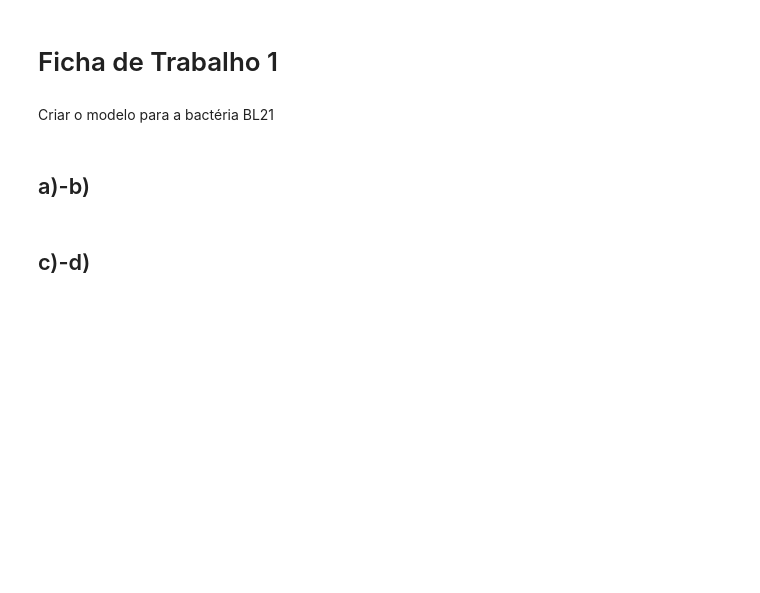
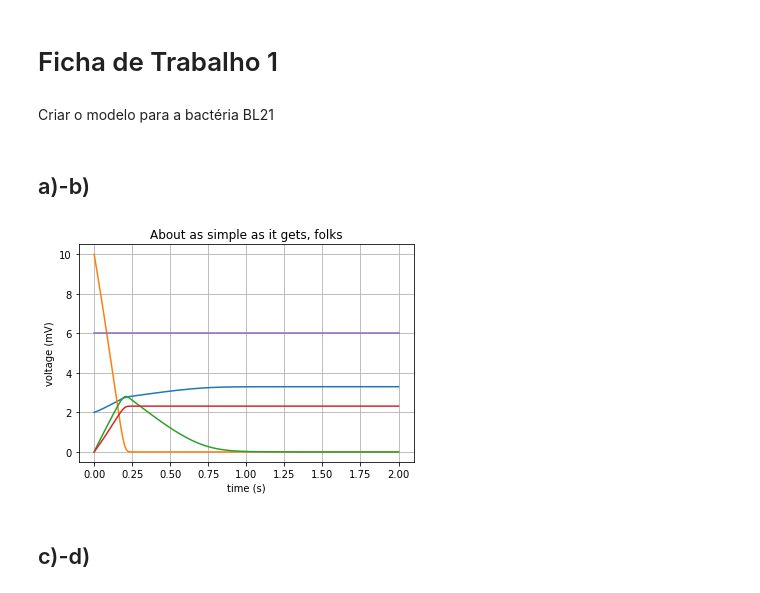
Before and after one commit to DiogoM1/MBINF_MPB_projeto, a Jupyter notebook: ficha.ipynb, the cells around one changed output. Drawn from its saved outputs; the diff is of its cells as text; code cells hidden in the pictures; blank space fills up the shorter version.

Commit message:
init model based on feedback

```diff
--- a/ficha.ipynb
+++ b/ficha.ipynb
@@ -9,21 +9,3 @@ from scipy.integrate import ode
 from scipy.optimize import basinhopping
 # %% [markdown]
 Criar o modelo para a bactéria BL21
-# %%
-# Model bl21
-def bl21(t, Y, params):
-
-    """
-
-    This will be the model for the strain BL21
-
-    :param t: time; This argument should not be altered
-    :param Y: initial conditions; array-like data structure (list, tuple, numpy array)
-    :param params: parameters; array-like data structure (list, tuple, numpy array)
-    :return: K * phi - (D (F/V) * variables) + zeros; note that numpy.dot() is the standard for matrices multiplication
-
-    """
-
-
-
-    return
@@ -31,38 +54,56 @@ def bl21(t, Y, params):
 ## a)-b)
 # %%
 # Initial conditions
-# y0 = [3.164, 25.22, 10.90, 6.382, 1.074, 11.89, 6.098, 1.283, 19.01, 6.576, 10.0]
-y0 = [3, 8, 0, 0, 4]
+# y0 = [3, 8, 0, 0, 4]
 
 # Parameters (Include all parameters required and make sure the function bl21 can unpack them all)
-params = [[0.3, 0.6, 0.2], [0.2, 0.2, 0.5]]
-
+# params = [3.164, 25.22, 10.90, 6.382, 1.074, 11.89, 6.098, 1.283, 19.01, 6.576, 10.0]
+# miu_max = [0.3, 0.6, 0.2]
+# ks = [0.2, 0.2, 0.5]
+y0 = [2,10,0,0,6]
+miu_max = [0.6,0.9,0.5]
+ks = [0.5,0.5,0.8]
+params = [4.994,23.44,9.88,5.456, 1.074, 11.89, 6.098, 1.283, 19.01, 6.576, 9.3]
 # Initial time
 t0 = 0
-
+fb_params = []
 # ode
 '''
 consider scipy.integrate.ode method, with the integrator lsoda and method bdf
 you should apply the initial values and parameters
 '''
 
+r = ode(bl21).set_integrator('lsoda', method='bdf')
+r.set_initial_value(y0, t0).set_f_params(params, miu_max, ks)
+
 # Final time and step
-# t1 =
-# dt =
+t1 = 2
+dt = 0.01
 
 #Consider creating some storing variables (T and Y)
+T, Y = [], []
 
 # Solve ode for the time step
 '''
 see scipy docs on how to resolve the ode for the time steps
 append the results to the storing variables
 '''
 
+while r.successful() and r.t < t1:
+	T.append(r.t+dt), Y.append(r.integrate(r.t+dt))
+
 # Plotting
 T = np.array([0]+T)
 Y = np.array([y0]+Y)
 
 # Consider using matplotlib for plotting.
+fig, ax = plt.subplots()
+ax.plot(T, Y)
+ax.set(xlabel='time (s)', ylabel='voltage (mV)',title='About as simple as it gets, folks')
+ax.grid()
+plt.show()
+# %% [output]
+[figure, added]
 # %% [markdown]
 ## c)-d)
 # %%
```
Also changed, not shown: parts of 5 cells of this notebook.
